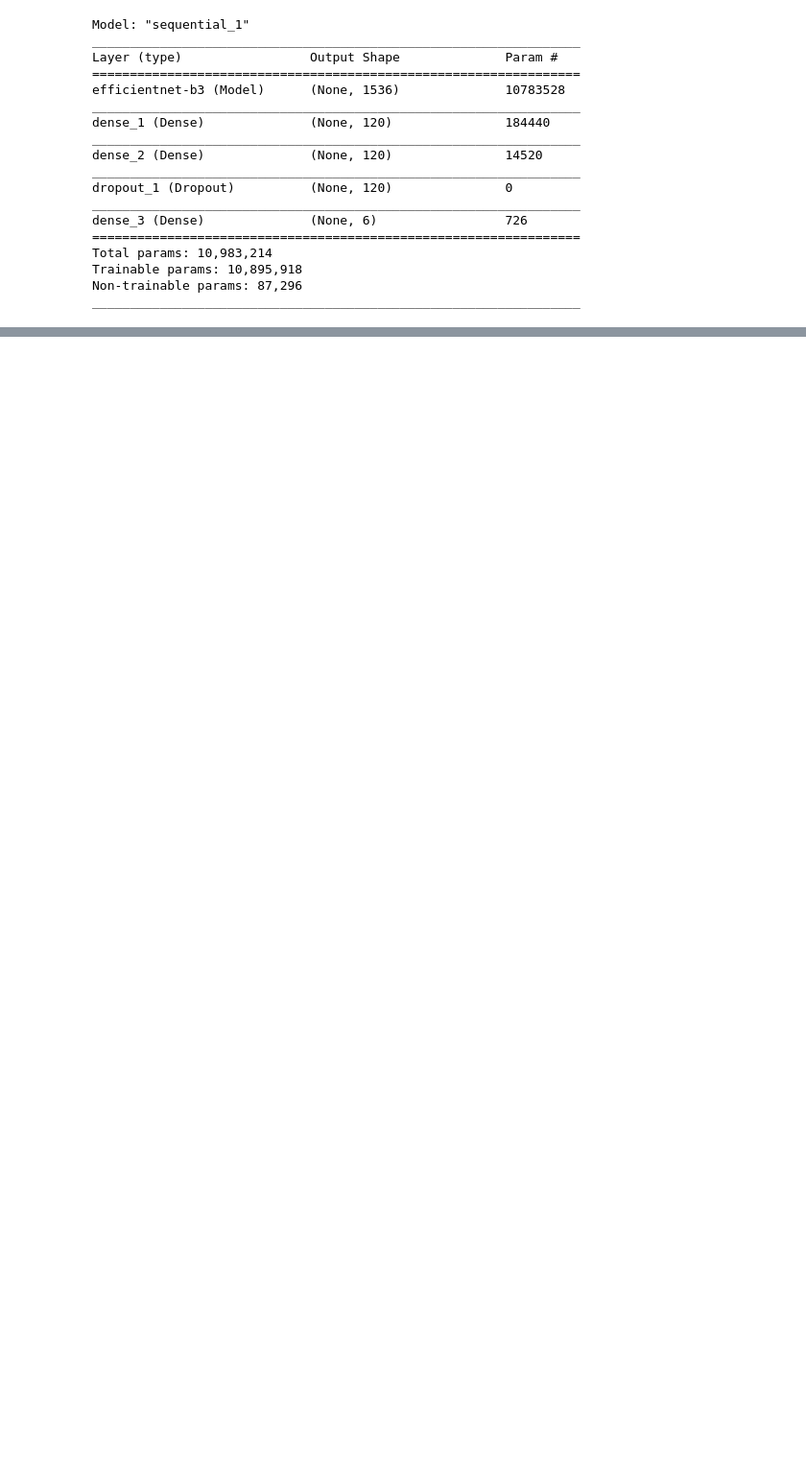
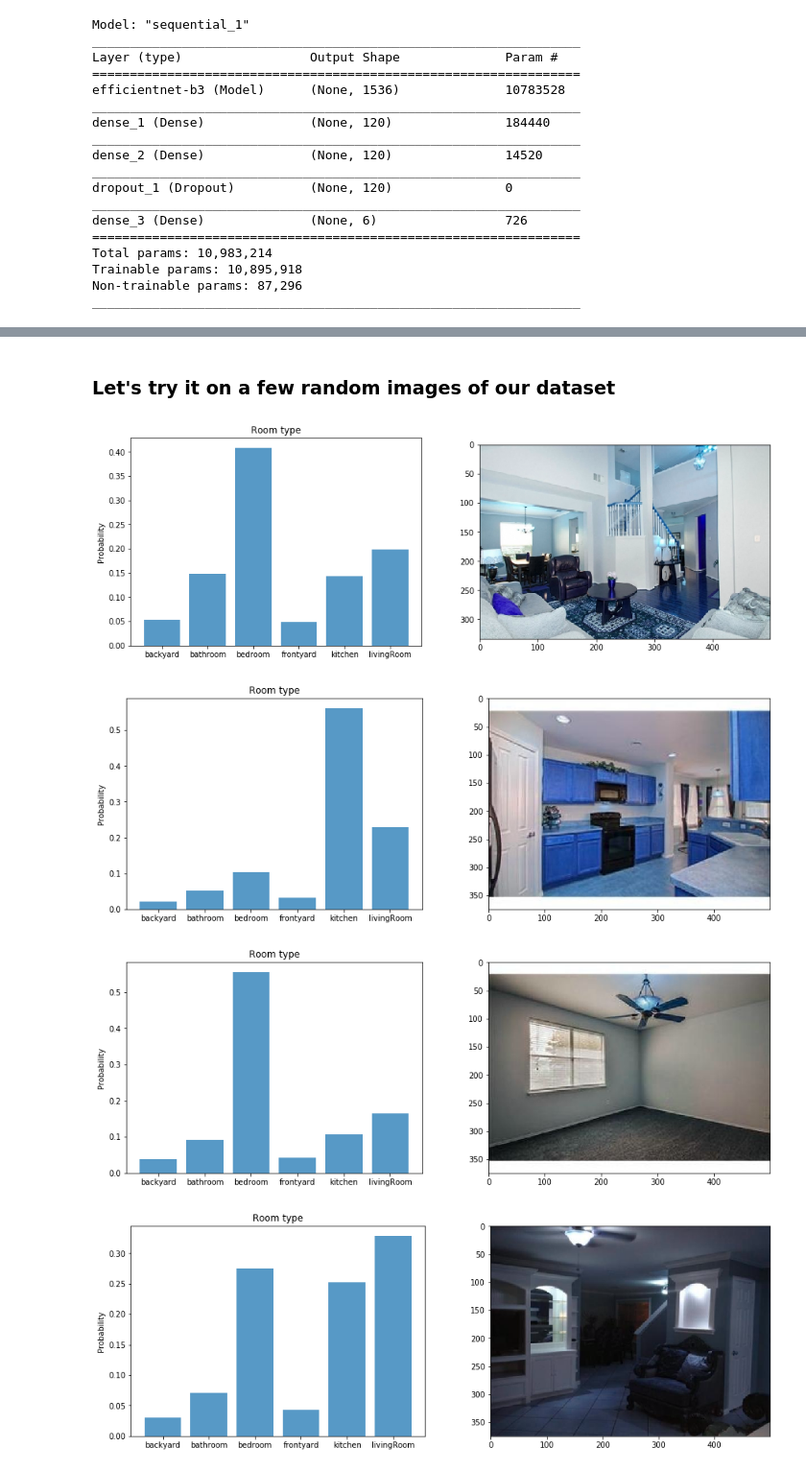
Before and after one commit to Cyprien0105/DataScience, a Jupyter notebook: example/Image-Classification-example.ipynb, the cells around one changed output, grey strips where cells are left out. Shown at 96% size. Saved outputs shown, nothing was run; the diff lists cells and outputs as text; code cells hidden in the pictures; blank space fills up the shorter version.

```diff
--- a/example/Image-Classification-example.ipynb
+++ b/example/Image-Classification-example.ipynb
@@ -96,3 +96,22 @@ Total params: 10,983,214
 Trainable params: 10,895,918
 Non-trainable params: 87,296
 _________________________________________________________________
+# %%
+test_datagen = ImageDataGenerator(
+    rescale=1/255
+)
+
+test_generator = test_datagen.flow_from_directory(
+    directory = train_dataset_path,
+    target_size=(32,32),
+    batch_size=1,
+    shuffle=False,
+    class_mode= None,
+)
+
+preds = loaded_model.predict_generator(
+    test_generator,
+    steps=len(test_generator.filenames),
+    verbose = 1
+
+)
@@ -98,0 +121,31 @@ _________________________________________________________________
+# %% [markdown]
+### Let's try it on a few random images of our dataset
+# %%
+import numpy as np
+import matplotlib.pyplot as plt
+import cv2
+from random import randrange
+
+
+objects = ['backyard', 'bathroom', 'bedroom', 'frontyard', 'kitchen', 'livingRoom']
+
+for i in range(10):
+    rn = randrange(len(test_generator.filenames))
+    fig=plt.figure(figsize=(15, 5))
+    fig.add_subplot(1, 2, 1)
+    y_pos = np.arange(len(objects))
+    performance = preds[rn]
+    plt.bar(y_pos, performance, align='center', alpha=0.75)
+    plt.xticks(y_pos, objects)
+    plt.ylabel('Probability')
+    plt.title('Room type')
+
+    fig.add_subplot(1, 2, 2)
+    path = "../../../REI-Dataset/REI/" + test_generator.filenames[rn]
+    img = cv2.imread(path)
+    plt.imshow(img)
+# %% [output]
+[figure, added]
+[figure, added]
+[figure, added]
+[figure, added]
```
Also changed, not shown: parts of 11 cells of this notebook.
